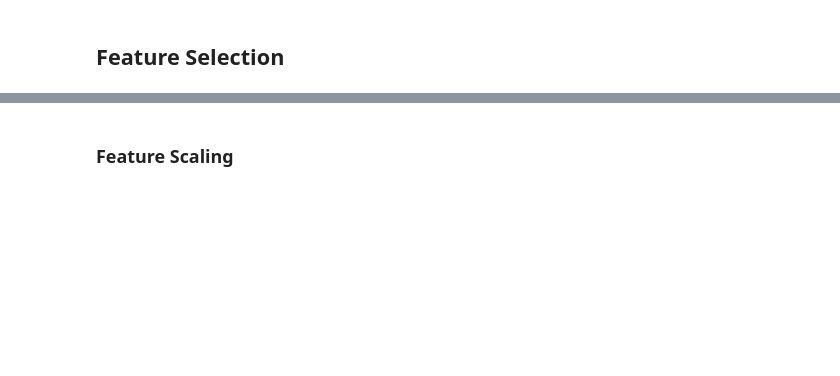
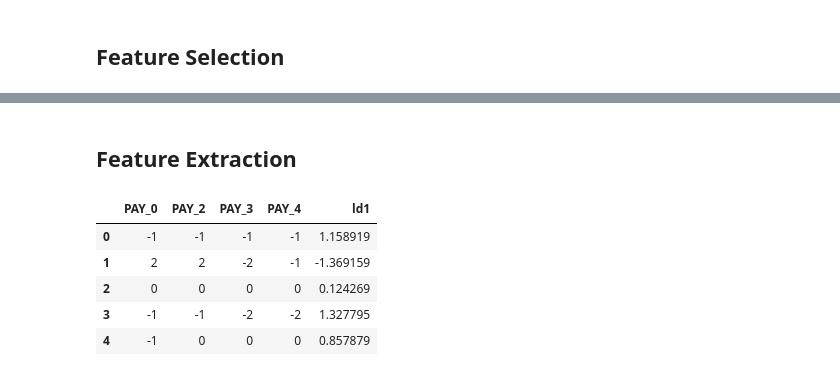
Before and after one commit to FluffyArc/DefaultPayment, a Jupyter notebook: Final_Project_Kelompok_8.ipynb, the cells around one changed output, grey strips where cells are left out. Cells and saved outputs as stored; diff of their text form; code cells hidden in the pictures; blank space fills up the shorter version.

```diff
--- a/Final_Project_Kelompok_8.ipynb
+++ b/Final_Project_Kelompok_8.ipynb
@@ -387,8 +393,12 @@ df['BILL_AMT1'].shape
 # %%
 from scipy import stats
 
-z_scores = np.abs(stats.zscore(df['BILL_AMT1']))
-filtered_entries = (z_scores < 3)
+X_y_train = X_train.join(y_train)
 
-df[filtered_entries].shape
+for i in range(0, len(X_y_train.columns)):
+    z_scores = np.abs(stats.zscore(X_y_train.iloc[:,i]))
+    filtered_entries = (z_scores < 3)
+    X_y_train= X_y_train[filtered_entries]
+
+X_y_train.info()
 # %% [output]
@@ -457,0 +436,8 @@ Semua data pada dataset sudah di encode ke dalam bentuk numeric
+# %%
+from imblearn.over_sampling import SMOTE
+
+X_train = X_y_train.drop(columns=['default_payment_next_month'])
+y_train = X_y_train['default_payment_next_month']
+
+sm = SMOTE(random_state=42)
+X_sm, y_sm = sm.fit_resample(X_train, y_train)
@@ -567,10 +455,11 @@ from sklearn.feature_selection import SelectKBest
 from sklearn.feature_selection import f_classif
 
 # Buat SelectKBest object
-sel = SelectKBest(f_classif, k=3)
+sel = SelectKBest(f_classif, k=4)
 
 # Fit dan transform data
-X_new = sel.fit_transform(X, y)
+X_new = sel.fit_transform(X_sm, y_sm)
 
 # Mendapatkan nama kolom fitur terbaik
-selected_features = X.columns[sel.get_support()]
+selected_features = X_sm.columns[sel.get_support()]
+X_sm[selected_features].columns
@@ -794,2 +474,2 @@ variance:  1.6723081380700453e-05
 # %% [markdown]
-### Feature Scaling
+## Feature Extraction
@@ -815,0 +476,17 @@ eval_classification(clf_norm_test)
+# %%
+from sklearn.discriminant_analysis import LinearDiscriminantAnalysis
+
+lda = LinearDiscriminantAnalysis(n_components=1)
+X_lda = lda.fit_transform(X_sm[selected_features], y_sm)
+
+X_new = pd.DataFrame(data=X_sm[selected_features])
+X_new['ld1'] = X_lda
+
+X_new.head()
+# %% [output]
+|  | PAY_0 | PAY_2 | PAY_3 | PAY_4 | ld1 |
+| 0 | -1 | -1 | -1 | -1 | 1.158919 |
+| 1 | 2 | 2 | -2 | -1 | -1.369159 |
+| 2 | 0 | 0 | 0 | 0 | 0.124269 |
+| 3 | -1 | -1 | -2 | -2 | 1.327795 |
+| 4 | -1 | 0 | 0 | 0 | 0.857879 |
```
Also changed, not shown: parts of 56 cells of this notebook.
